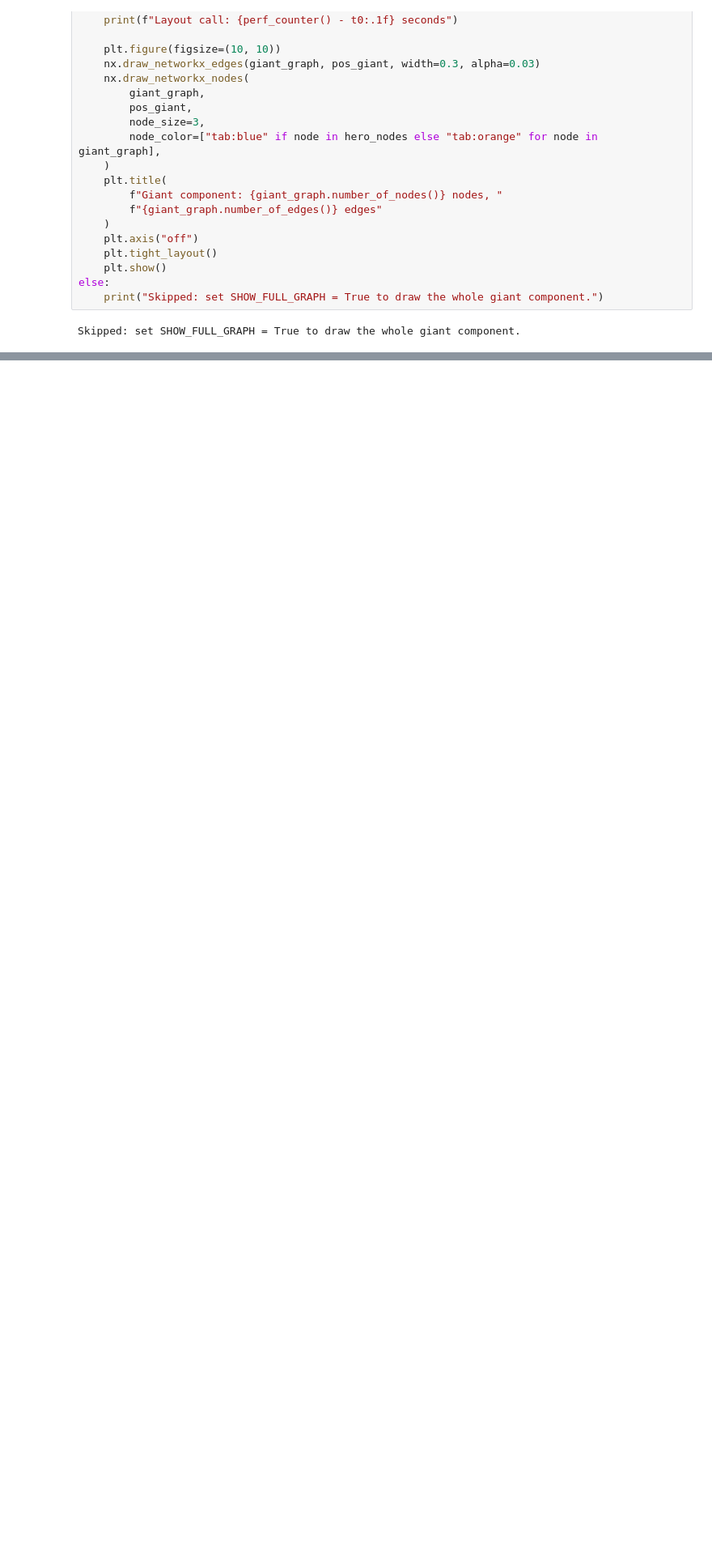
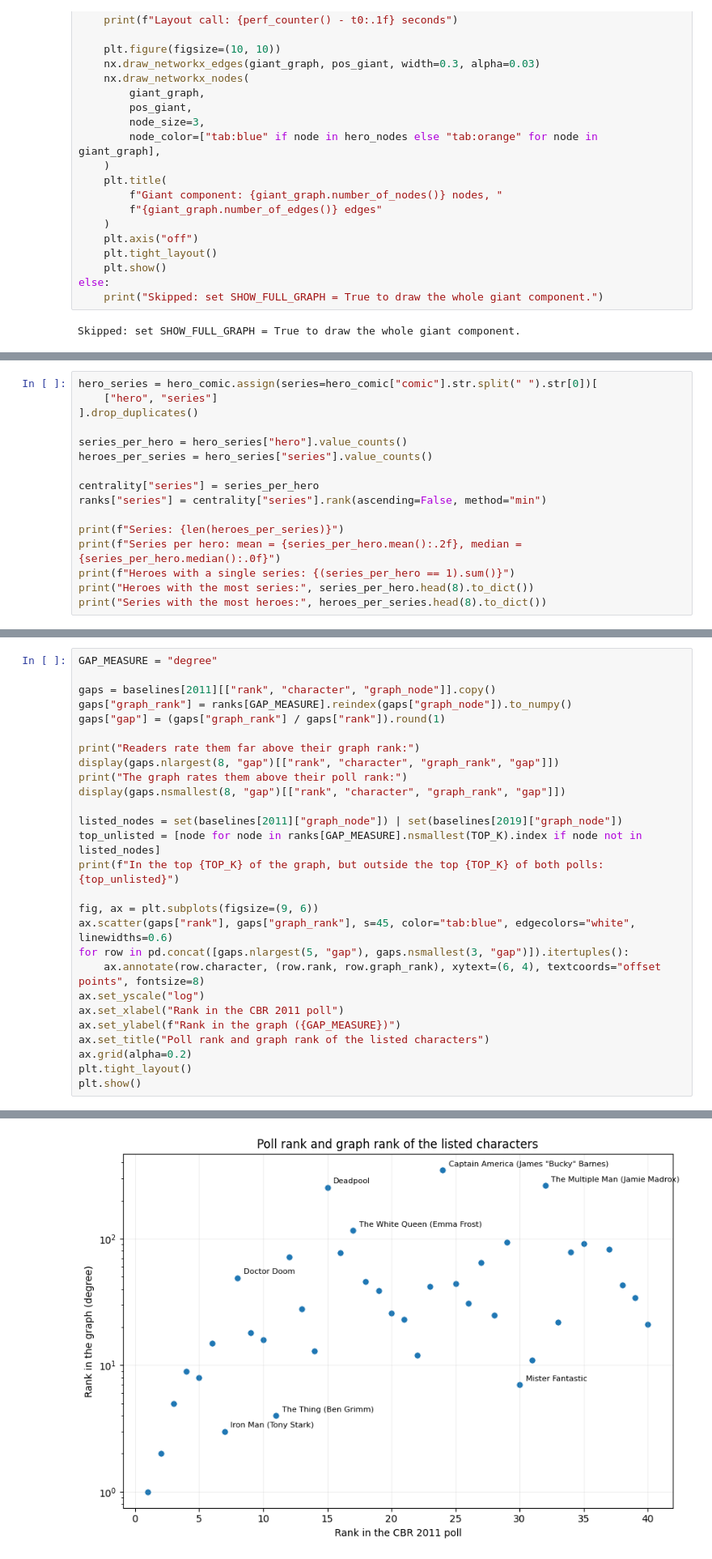
Before and after one commit to arrora09/kozhalo, a Jupyter notebook: project/beadando.ipynb, the cells around one changed output, grey strips where cells are left out. Shown at 81% size. Cells and saved outputs as stored; diff of their text form; blank space fills up the shorter version.

```diff
--- a/project/beadando.ipynb
+++ b/project/beadando.ipynb
@@ -321,0 +481,16 @@ TODO: analysis
+# %%
+hero_series = hero_comic.assign(series=hero_comic["comic"].str.split(" ").str[0])[
+    ["hero", "series"]
+].drop_duplicates()
+
+series_per_hero = hero_series["hero"].value_counts()
+heroes_per_series = hero_series["series"].value_counts()
+
+centrality["series"] = series_per_hero
+ranks["series"] = centrality["series"].rank(ascending=False, method="min")
+
+print(f"Series: {len(heroes_per_series)}")
+print(f"Series per hero: mean = {series_per_hero.mean():.2f}, median = {series_per_hero.median():.0f}")
+print(f"Heroes with a single series: {(series_per_hero == 1).sum()}")
+print("Heroes with the most series:", series_per_hero.head(8).to_dict())
+print("Series with the most heroes:", heroes_per_series.head(8).to_dict())
@@ -321,0 +643,28 @@ TODO: analysis
+# %%
+GAP_MEASURE = "degree"
+
+gaps = baselines[2011][["rank", "character", "graph_node"]].copy()
+gaps["graph_rank"] = ranks[GAP_MEASURE].reindex(gaps["graph_node"]).to_numpy()
+gaps["gap"] = (gaps["graph_rank"] / gaps["rank"]).round(1)
+
+print("Readers rate them far above their graph rank:")
+display(gaps.nlargest(8, "gap")[["rank", "character", "graph_rank", "gap"]])
+print("The graph rates them above their poll rank:")
+display(gaps.nsmallest(8, "gap")[["rank", "character", "graph_rank", "gap"]])
+
+listed_nodes = set(baselines[2011]["graph_node"]) | set(baselines[2019]["graph_node"])
+top_unlisted = [node for node in ranks[GAP_MEASURE].nsmallest(TOP_K).index if node not in listed_nodes]
+print(f"In the top {TOP_K} of the graph, but outside the top {TOP_K} of both polls: {top_unlisted}")
+
+fig, ax = plt.subplots(figsize=(9, 6))
+ax.scatter(gaps["rank"], gaps["graph_rank"], s=45, color="tab:blue", edgecolors="white", linewidths=0.6)
+for row in pd.concat([gaps.nlargest(5, "gap"), gaps.nsmallest(3, "gap")]).itertuples():
+    ax.annotate(row.character, (row.rank, row.graph_rank), xytext=(6, 4), textcoords="offset points", fontsize=8)
+ax.set_yscale("log")
+ax.set_xlabel("Rank in the CBR 2011 poll")
+ax.set_ylabel(f"Rank in the graph ({GAP_MEASURE})")
+ax.set_title("Poll rank and graph rank of the listed characters")
+ax.grid(alpha=0.2)
+plt.tight_layout()
+plt.show()
+# %% [output]
@@ -321,0 +692 @@ TODO: analysis
+[figure, added]
```
Also changed, not shown: parts of 22 cells of this notebook, 1 other file.
